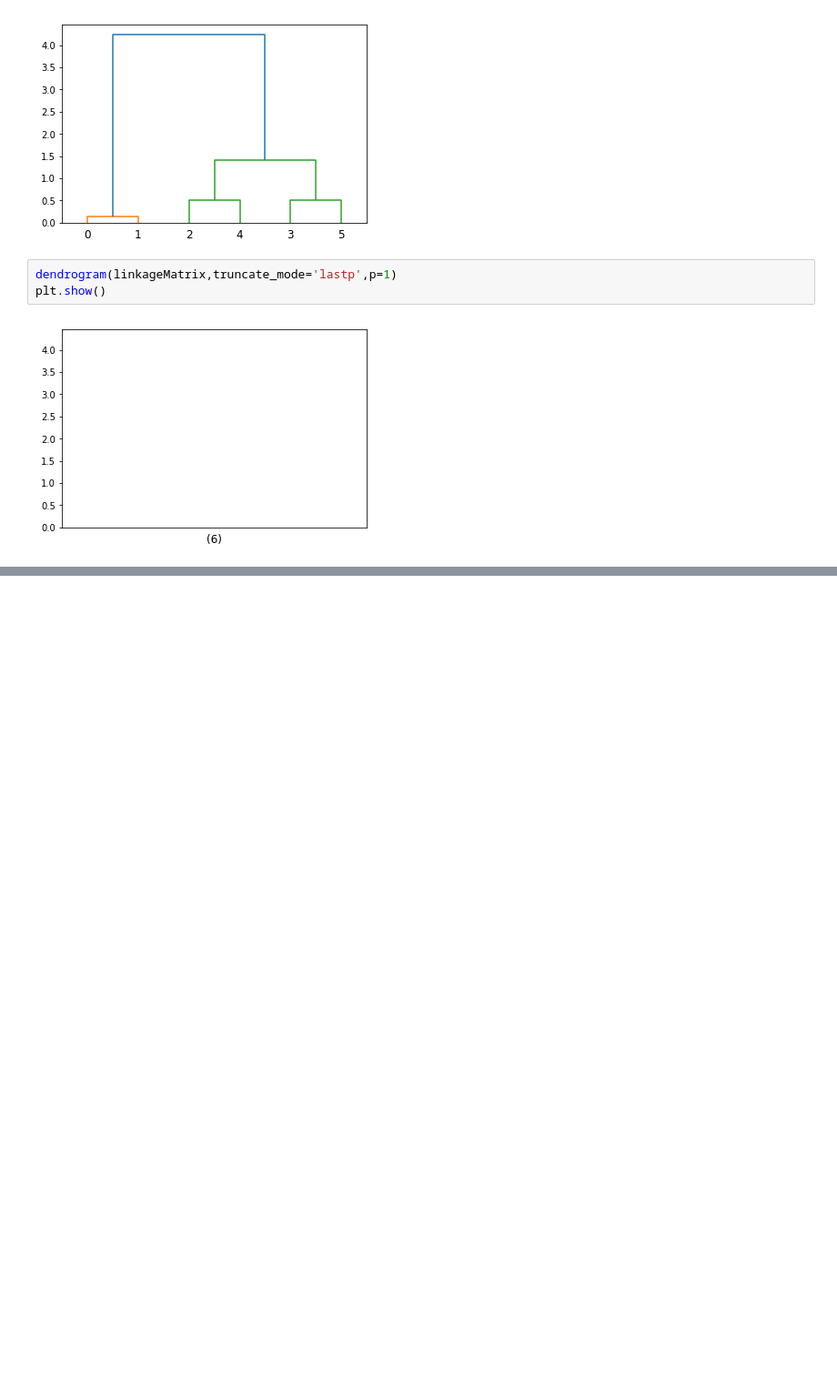
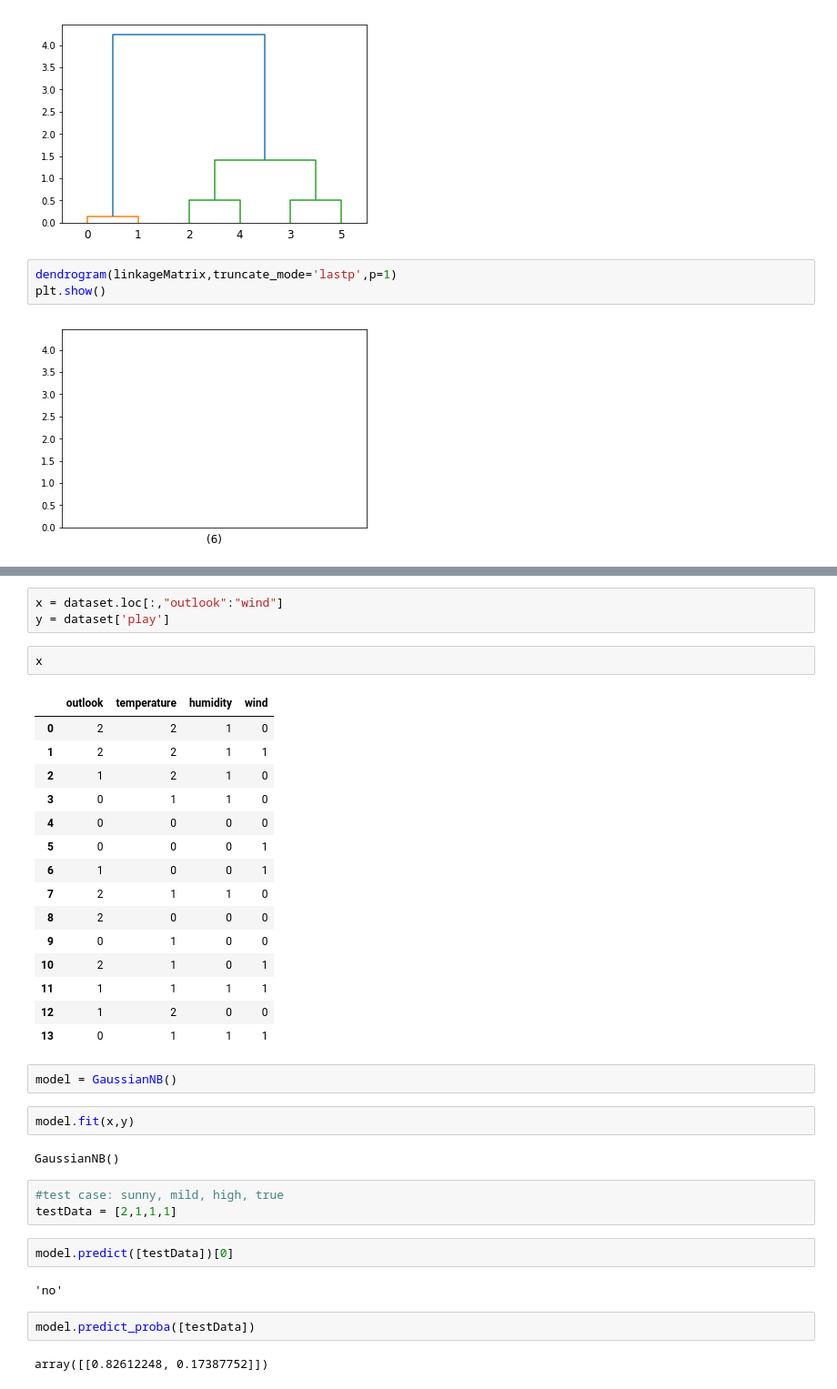
Before and after one commit to sharmasaravanan/Machine_learning, a Jupyter notebook: AI-Connect-2021.ipynb, the cells around one changed output, grey strips where cells are left out. Shown: that part at 91% size. Saved outputs shown, nothing was run; the diff lists cells and outputs as text; blank space fills up the shorter version.

```diff
--- a/AI-Connect-2021.ipynb
+++ b/AI-Connect-2021.ipynb
@@ -2310,0 +2346,38 @@ plt.show()
+# %%
+x = dataset.loc[:,"outlook":"wind"]
+y = dataset['play']
+# %%
+x
+# %% [output]
+|  | outlook | temperature | humidity | wind |
+| 0 | 2 | 2 | 1 | 0 |
+| 1 | 2 | 2 | 1 | 1 |
+| 2 | 1 | 2 | 1 | 0 |
+| 3 | 0 | 1 | 1 | 0 |
+| 4 | 0 | 0 | 0 | 0 |
+| 5 | 0 | 0 | 0 | 1 |
+| 6 | 1 | 0 | 0 | 1 |
+| 7 | 2 | 1 | 1 | 0 |
+| 8 | 2 | 0 | 0 | 0 |
+| 9 | 0 | 1 | 0 | 0 |
+| 10 | 2 | 1 | 0 | 1 |
+| 11 | 1 | 1 | 1 | 1 |
+| 12 | 1 | 2 | 0 | 0 |
+| 13 | 0 | 1 | 1 | 1 |
+# %%
+model = GaussianNB()
+# %%
+model.fit(x,y)
+# %% [output]
+GaussianNB()
+# %%
+#test case: sunny, mild, high, true
+testData = [2,1,1,1]
+# %%
+model.predict([testData])[0]
+# %% [output]
+'no'
+# %%
+model.predict_proba([testData])
+# %% [output]
+array([[0.82612248, 0.17387752]])
```
Also changed, not shown: parts of 9 cells of this notebook.
